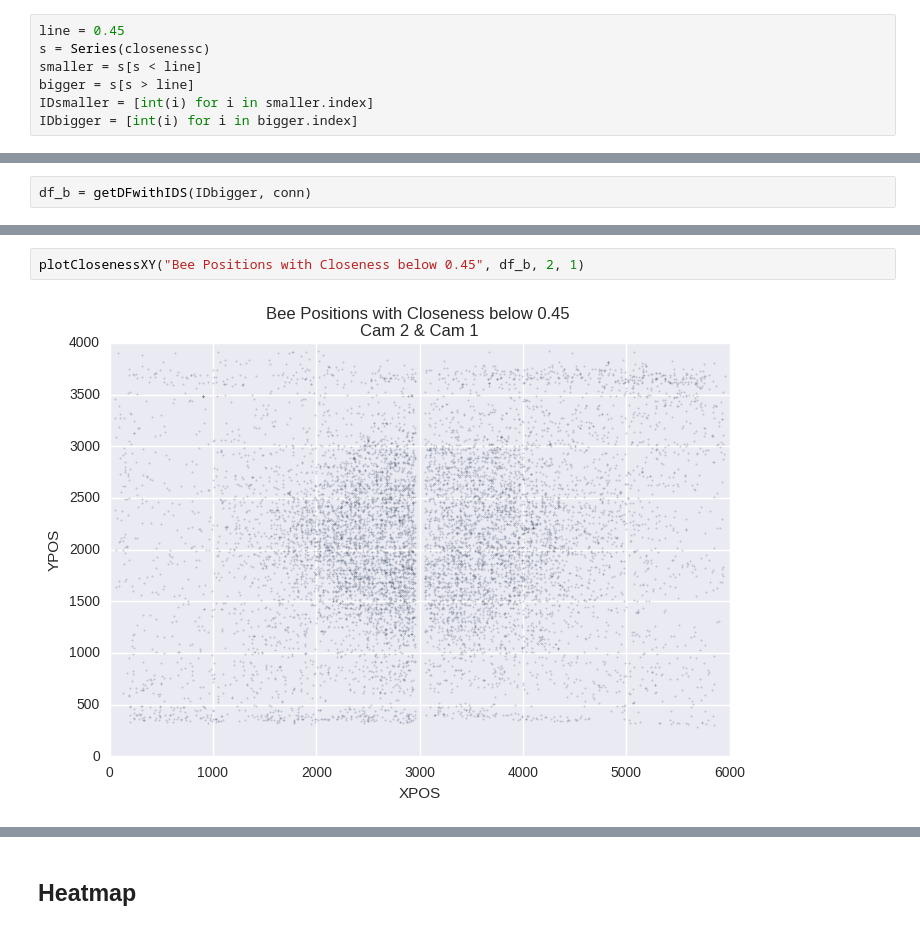
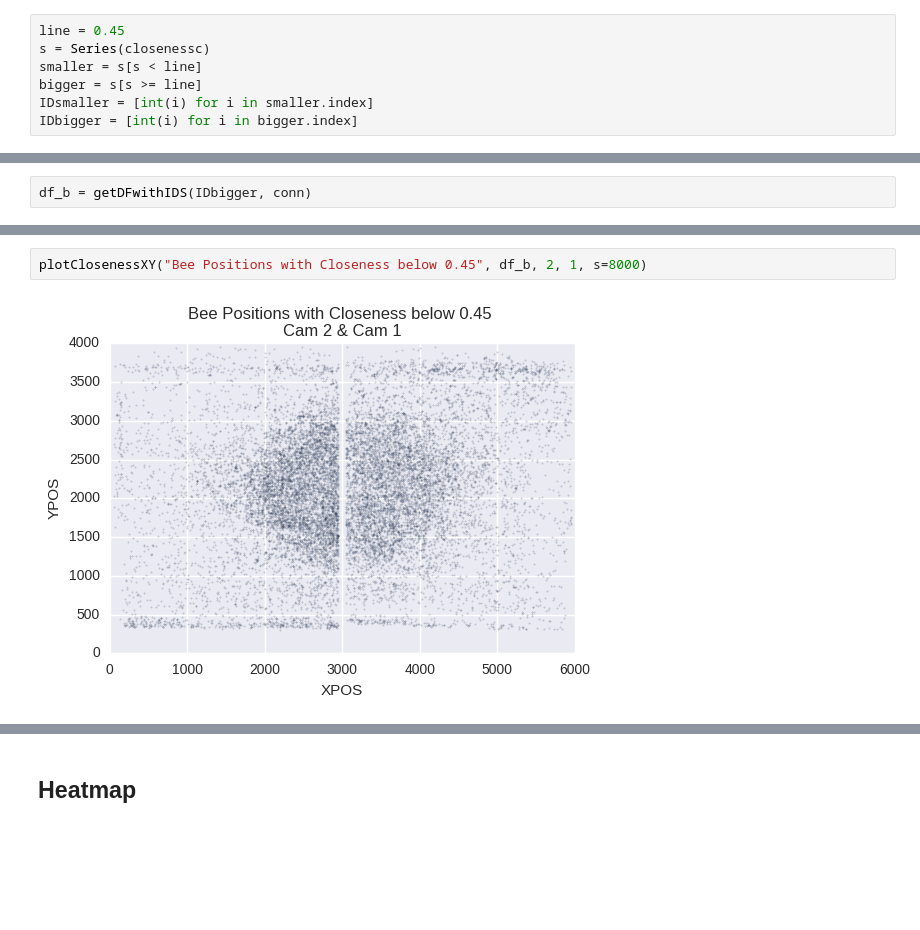
Before and after one commit to aschle/bees-sna, a Jupyter notebook: bib/1DAYcloseness_KDE.ipynb, the cells around one changed output, grey strips where cells are left out. Cells and saved outputs as stored; diff of their text form; blank space fills up the shorter version.

```diff
--- a/bib/1DAYcloseness_KDE.ipynb
+++ b/bib/1DAYcloseness_KDE.ipynb
@@ -47,6 +51,6 @@ Series(closenessc).hist(bins=50)
 line = 0.45
 s = Series(closenessc)
 smaller = s[s < line]
-bigger = s[s > line]
+bigger = s[s >= line]
 IDsmaller = [int(i) for i in smaller.index]
 IDbigger = [int(i) for i in bigger.index]
@@ -99,4 +186,4 @@ plotClosenessXY("Bee Positions with Closeness below 0.45", df_b, 3, 0)
 # %%
-plotClosenessXY("Bee Positions with Closeness below 0.45", df_b, 2, 1)
+plotClosenessXY("Bee Positions with Closeness below 0.45", df_b, 2, 1, s=8000)
 # %% [output]
-[figure, old version]
+[figure, new version]
```
Also changed, not shown: parts of 40 cells of this notebook, 1 other file.
